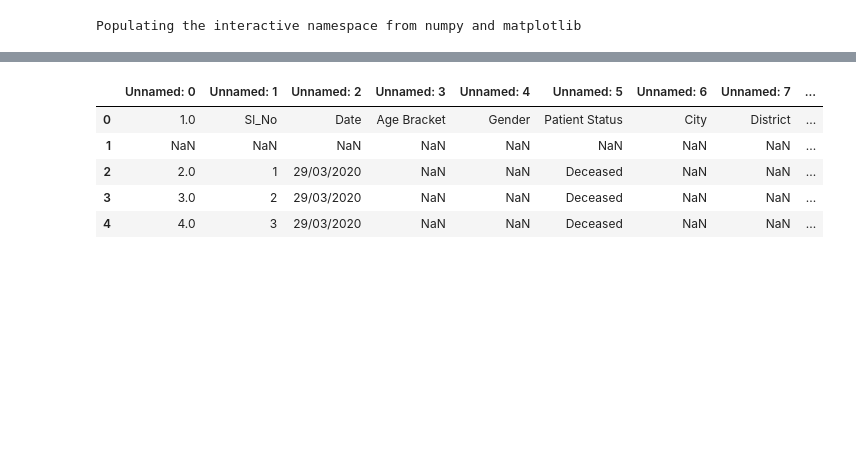
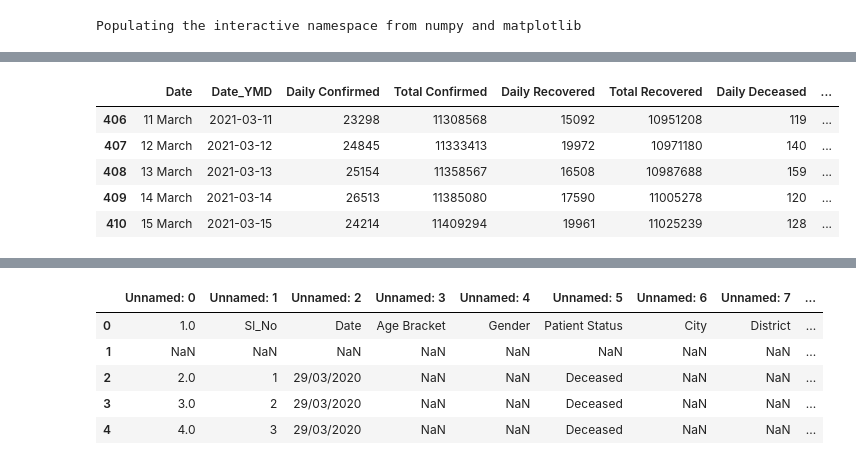
Before and after one commit to ahmadryan/covid19, a Jupyter notebook: coronavirus_quick_model2.ipynb, the cells around one changed output, grey strips where cells are left out. Saved outputs shown, nothing was run; the diff lists cells and outputs as text; code cells hidden in the pictures; blank space fills up the shorter version.

```diff
--- a/coronavirus_quick_model2.ipynb
+++ b/coronavirus_quick_model2.ipynb
@@ -24,0 +24,9 @@ Wall time: 1min 36s
+# %%
+india_data.tail()
+# %% [output]
+|  | Date | Date_YMD | Daily Confirmed | Total Confirmed | Daily Recovered | Total Recovered | Daily Deceased | ... |
+| 406 | 11 March | 2021-03-11 | 23298 | 11308568 | 15092 | 10951208 | 119 | ... |
+| 407 | 12 March | 2021-03-12 | 24845 | 11333413 | 19972 | 10971180 | 140 | ... |
+| 408 | 13 March | 2021-03-13 | 25154 | 11358567 | 16508 | 10987688 | 159 | ... |
+| 409 | 14 March | 2021-03-14 | 26513 | 11385080 | 17590 | 11005278 | 120 | ... |
+| 410 | 15 March | 2021-03-15 | 24214 | 11409294 | 19961 | 11025239 | 128 | ... |
```
Also changed, not shown: parts of 4 cells of this notebook.
